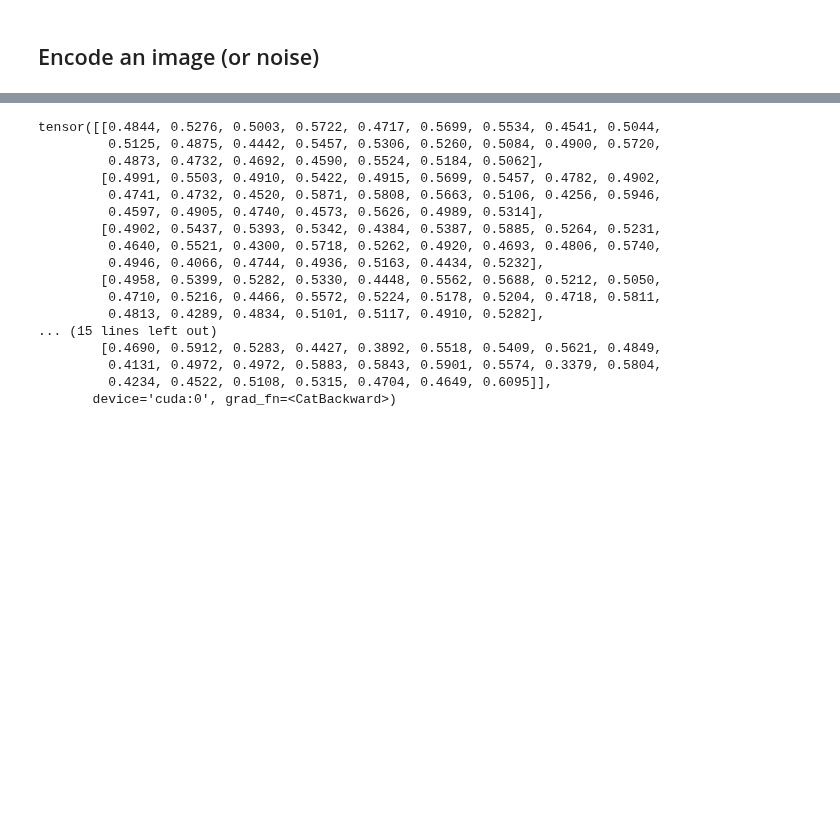
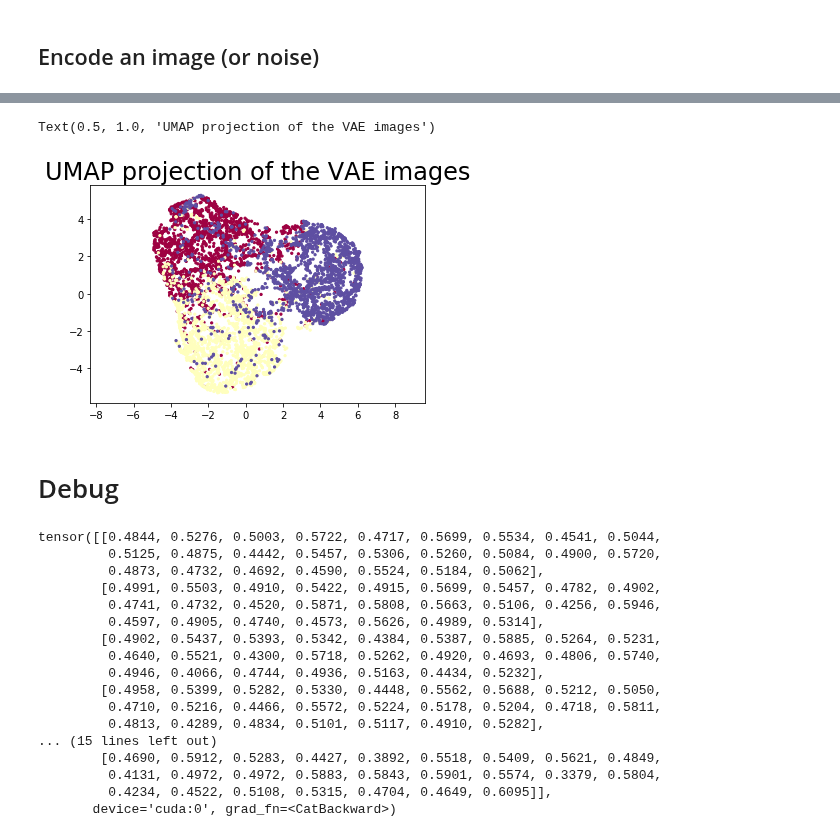
Before and after one commit to heysoos/pytorch-mnist-VAE, a Jupyter notebook: pytorch-mnist-VAE_agents.ipynb, the cells around one changed output, grey strips where cells are left out. Saved outputs shown, nothing was run; the diff lists cells and outputs as text; code cells hidden in the pictures; blank space fills up the shorter version.

```diff
--- a/pytorch-mnist-VAE_agents.ipynb
+++ b/pytorch-mnist-VAE_agents.ipynb
@@ -91,7 +90,7 @@ class VAE(nn.Module):
 # %%
 class agent():
     def __init__(self, x_dim, h_dim1, h_dim2, z_dim):
-        self.vae = VAE(x_dim=x_dim, h_dim1= h_dim1, h_dim2=h_dim2, z_dim=z_dim)
+        self.vae = VAE(x_dim=x_dim, h_dim1=h_dim1, h_dim2=h_dim2, z_dim=z_dim)
         if torch.cuda.is_available():
             self.device = "cuda"
             self.vae.cuda()
@@ -100,7 +99,7 @@ class agent():
         self.z_dim = z_dim
 
         # optimizers
-        self.optimizer_speaker = optim.Adam(self.vae.decoder_params)  # speaker is trying to make unique signals which only uses
+        self.optimizer_speaker = optim.Adam(self.vae.decoder_params)  # speaker is trying to make unique signals which only uses the deocder
         self.optimizer_listen = optim.Adam(self.vae.parameters())
 
 
@@ -116,20 +115,21 @@ class agent():
 # return reconstruction error + KL divergence losses
 def listener_loss_function(recon_x, x, mu, log_var):
 #     BCE = F.binary_cross_entropy(recon_x, x.view(-1, 784), reduction='sum')
-    MSE = F.mse_loss(recon_x, x.view(-1, 25), reduction='sum')  # loss that tries to copy/reconstruct speaker's message
+    MSE = F.mse_loss(recon_x, x, reduction='sum')  # loss that tries to copy/reconstruct speaker's message
     KLD = -0.5 * torch.sum(1 + log_var - mu.pow(2) - log_var.exp())
     return MSE + KLD
 
-def speaker_loss_function(recon_x, x, mu, log_var):
+def speaker_loss_function(recon_x, x):
 #     BCE = F.binary_cross_entropy(recon_x, x.view(-1, 784), reduction='sum')
 #     MSE = (2 - torch.abs(F.mse_loss(recon_x, x.view(-1, 25), reduction='sum')) )  # loss that tries to keep speaker's message unique
     MSE = torch.sum(torch.pow(2 - torch.abs(recon_x - x), 2))
-    KLD = -0.5 * torch.sum(1 + log_var - mu.pow(2) - log_var.exp())
-    return MSE + KLD
+#     KLD = -0.5 * torch.sum(1 + log_var - mu.pow(2) - log_var.exp())
+    return MSE
 
 # populate agents
-numAgents = 10
+numAgents = 100
+res = 5
 
 agents = []
 for i in range(0, numAgents):
-    agents.append(agent(x_dim=25, h_dim1 = 400, h_dim2=400, z_dim=10))
+    agents.append(agent(x_dim=res*res, h_dim1 = 200, h_dim2=200, z_dim=5))
@@ -306,0 +379,8 @@ for ax in axs.flatten():
+# %%
+reducer = umap.UMAP()
+# %%
+numImgs = 2000
+imgs = [a.generate_signal().cpu().detach().numpy() for a in agents for i in range(0, numImgs)]
+labels = [i for i, a in enumerate(agents) for j in range(0, numImgs)]
+# %%
+embedding = reducer.fit_transform(imgs)
@@ -307,3 +405,12 @@ for ax in axs.flatten():
+# %%
+plt.scatter(embedding[:, 0], embedding[:, 1], c=labels, cmap='Spectral', s=5)
+plt.gca().set_aspect('equal', 'datalim')
+plt.title('UMAP projection of the VAE images', fontsize=24)
+# %% [output]
+Text(0.5, 1.0, 'UMAP projection of the VAE images')
+[figure, added]
+# %% [markdown]
+# Debug
 # %%
 data = [agents[0].generate_signal() for i in range(numMsgs)]
 t_data = data[0].view(1, -1)
```
Also changed, not shown: parts of 19 cells of this notebook.
